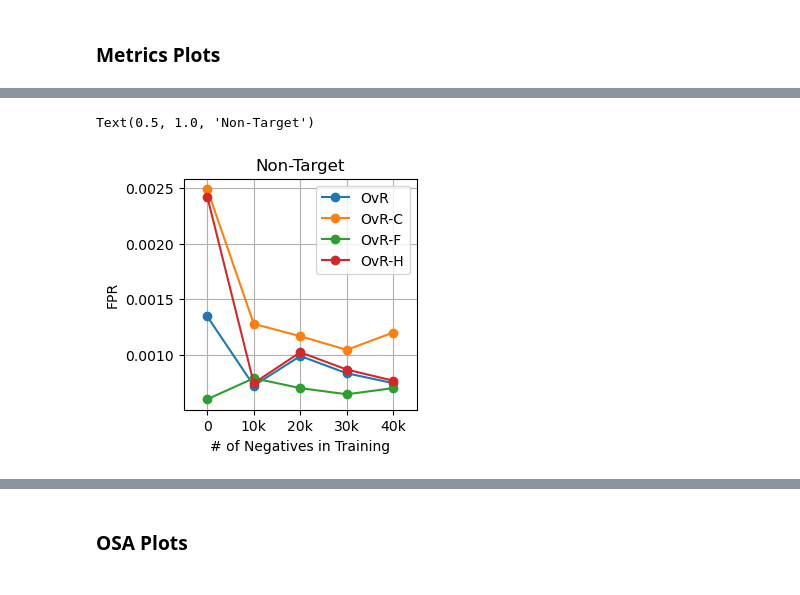
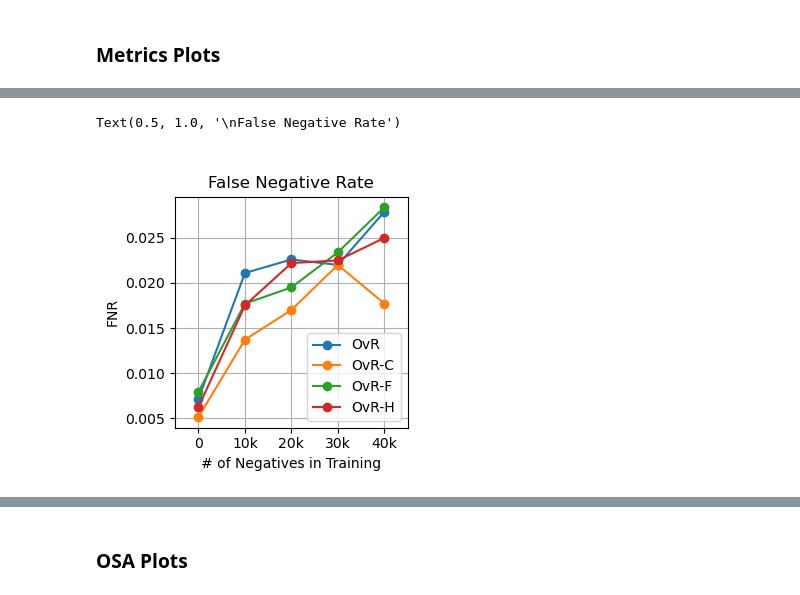
Before and after one commit to hk-kaden-kim/openset-binary, a Jupyter notebook: results-small_v4.ipynb, the cells around one changed output, grey strips where cells are left out. Drawn from its saved outputs; the diff is of its cells as text; code cells hidden in the pictures.

```diff
--- a/results-small_v4.ipynb
+++ b/results-small_v4.ipynb
@@ -341,23 +419,24 @@ FPR(NT)↓        FPR(U)↓ FPR(N)↓ FNR↓    maxOSA_N↑       maxOSA_U↑
 # %%
-ovr_fpr_nt = [item['fpr_nt_avg'] for item in ovr_results['res_fpr_fnr']]
-c_fpr_nt = [item['fpr_nt_avg'] for item in c_results['res_fpr_fnr']]
-f_fpr_nt = [item['fpr_nt_avg'] for item in f_results['res_fpr_fnr']]
-h_fpr_nt = [item['fpr_nt_avg'] for item in h_results['res_fpr_fnr']]
+ovr_fpr_nt = [item['fnr_avg'] for item in ovr_results['res_fpr_fnr']]
+c_fpr_nt = [item['fnr_avg'] for item in c_results['res_fpr_fnr']]
+f_fpr_nt = [item['fnr_avg'] for item in f_results['res_fpr_fnr']]
+h_fpr_nt = [item['fnr_avg'] for item in h_results['res_fpr_fnr']]
 
 plt.figure(figsize=(3,3))
 
 plt.plot(ovr_fpr_nt, label='OvR', marker='o')
 plt.plot(c_fpr_nt, label='OvR-C', marker='o')
 plt.plot(f_fpr_nt, label='OvR-F', marker='o')
 plt.plot(h_fpr_nt, label='OvR-H', marker='o')
 
 plt.legend()
 plt.xlim((-0.5,4.5))
 plt.xticks(range(len(ovr_fpr_nt)), ['0','10k','20k','30k','40k'])
 plt.xlabel('# of Negatives in Training')
-plt.ylabel('FPR')
+plt.ylabel('FNR')
 plt.grid('both')
-plt.title('Non-Target')
+# plt.title('Target')
+plt.title("\nFalse Negative Rate")
 # %% [output]
-Text(0.5, 1.0, 'Non-Target')
+Text(0.5, 1.0, '\nFalse Negative Rate')
-[figure, old version]
+[figure, new version]
```
Also changed, not shown: parts of 32 cells of this notebook, 6 other files.
